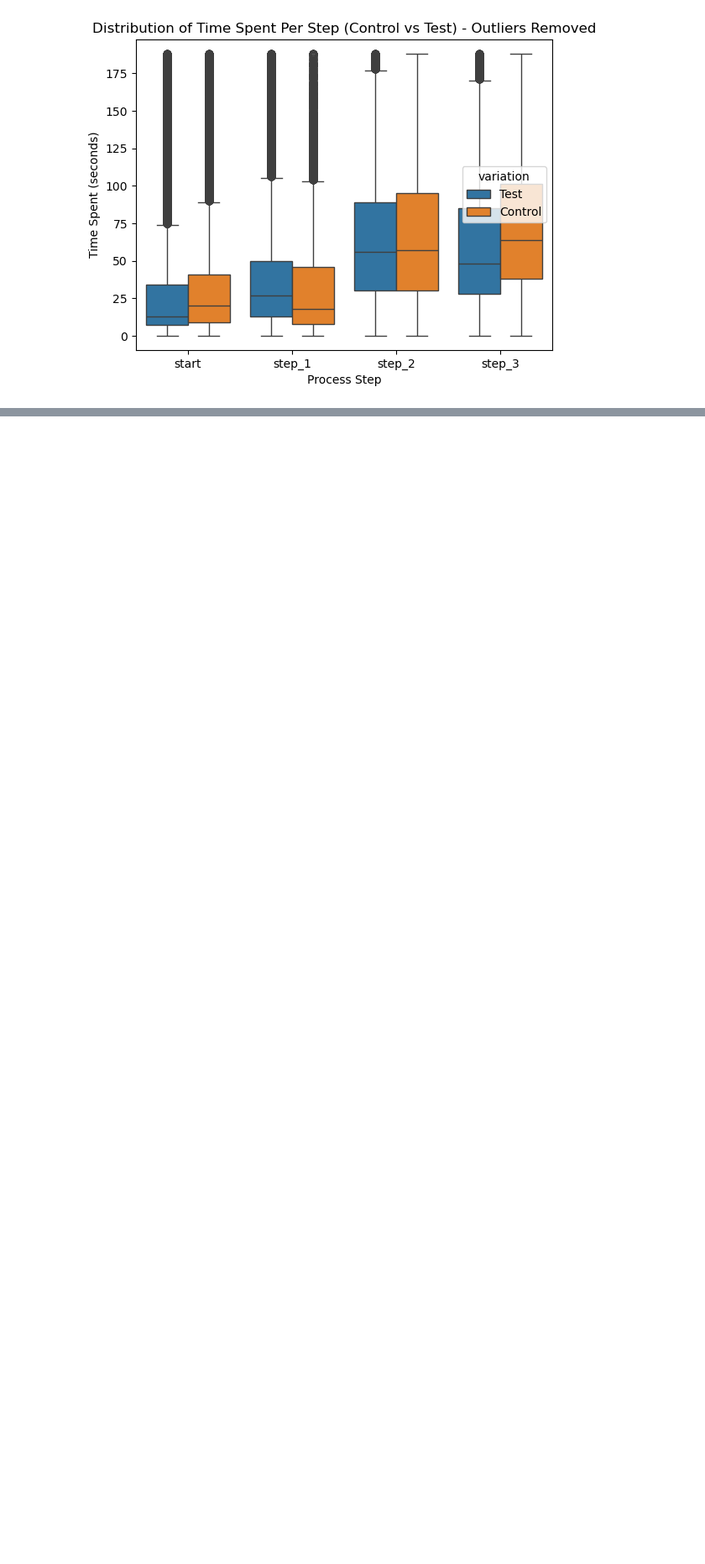
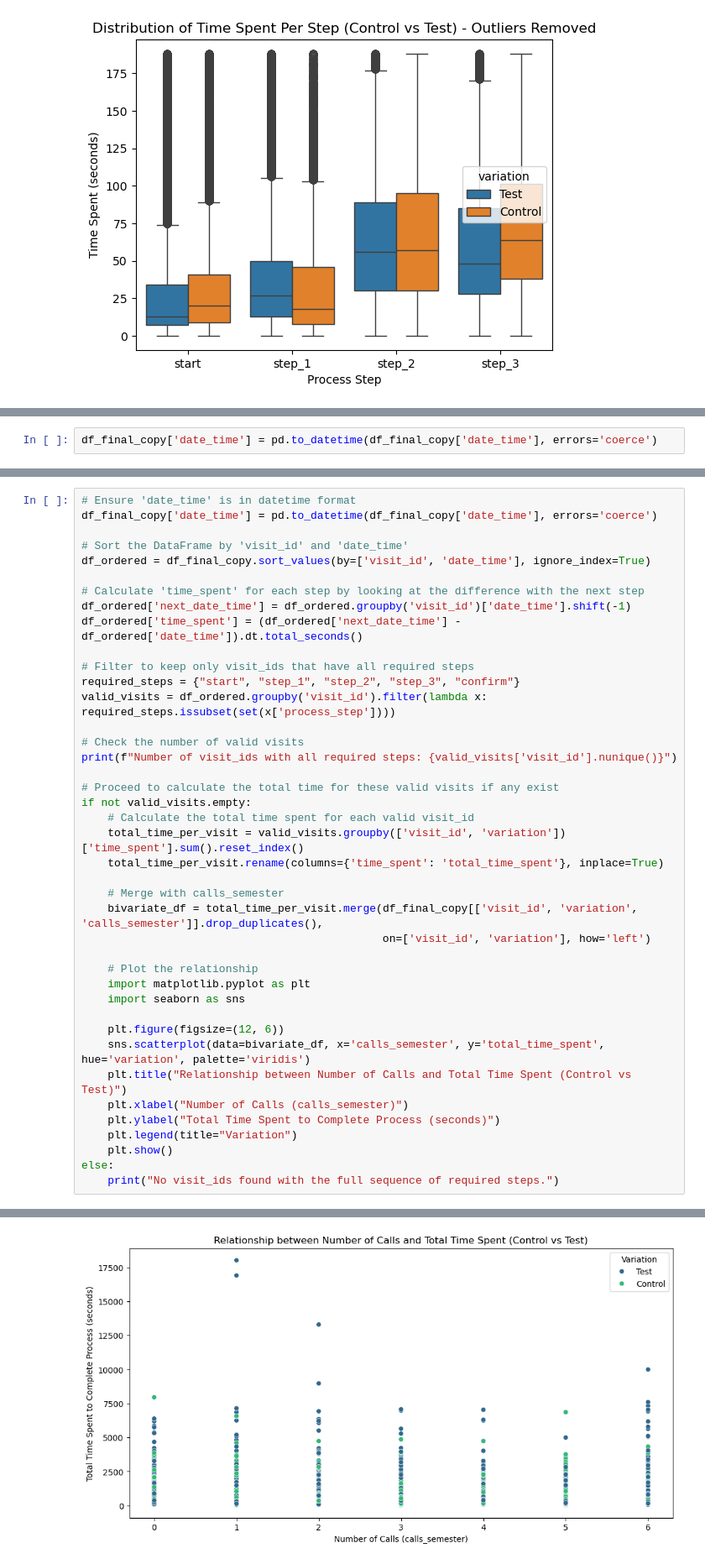
Before and after one commit to NancyEzzeddine/Vanguard-AB-TEST, a Jupyter notebook: ABITESTING_data.ipynb, the cells around one changed output, grey strips where cells are left out. Shown at 84% size. Saved outputs shown, nothing was run; the diff lists cells and outputs as text; blank space fills up the shorter version.

```diff
--- a/ABITESTING_data.ipynb
+++ b/ABITESTING_data.ipynb
@@ -265,0 +284,2 @@ sns.pointplot(
+# %%
+df_final_copy['date_time'] = pd.to_datetime(df_final_copy['date_time'], errors='coerce')
@@ -265,0 +424,42 @@ sns.pointplot(
+# %%
+# Ensure 'date_time' is in datetime format
+df_final_copy['date_time'] = pd.to_datetime(df_final_copy['date_time'], errors='coerce')
+
+# Sort the DataFrame by 'visit_id' and 'date_time'
+df_ordered = df_final_copy.sort_values(by=['visit_id', 'date_time'], ignore_index=True)
+
+# Calculate 'time_spent' for each step by looking at the difference with the next step
+df_ordered['next_date_time'] = df_ordered.groupby('visit_id')['date_time'].shift(-1)
+df_ordered['time_spent'] = (df_ordered['next_date_time'] - df_ordered['date_time']).dt.total_seconds()
+
+# Filter to keep only visit_ids that have all required steps
+required_steps = {"start", "step_1", "step_2", "step_3", "confirm"}
+valid_visits = df_ordered.groupby('visit_id').filter(lambda x: required_steps.issubset(set(x['process_step'])))
+
+# Check the number of valid visits
+print(f"Number of visit_ids with all required steps: {valid_visits['visit_id'].nunique()}")
+
+# Proceed to calculate the total time for these valid visits if any exist
+if not valid_visits.empty:
+    # Calculate the total time spent for each valid visit_id
+    total_time_per_visit = valid_visits.groupby(['visit_id', 'variation'])['time_spent'].sum().reset_index()
+    total_time_per_visit.rename(columns={'time_spent': 'total_time_spent'}, inplace=True)
+
+    # Merge with calls_semester
+    bivariate_df = total_time_per_visit.merge(df_final_copy[['visit_id', 'variation', 'calls_semester']].drop_duplicates(),
+                                              on=['visit_id', 'variation'], how='left')
+
+    # Plot the relationship
+    import matplotlib.pyplot as plt
+    import seaborn as sns
+
+    plt.figure(figsize=(12, 6))
+    sns.scatterplot(data=bivariate_df, x='calls_semester', y='total_time_spent', hue='variation', palette='viridis')
+    plt.title("Relationship between Number of Calls and Total Time Spent (Control vs Test)")
+    plt.xlabel("Number of Calls (calls_semester)")
+    plt.ylabel("Total Time Spent to Complete Process (seconds)")
+    plt.legend(title="Variation")
+    plt.show()
+else:
+    print("No visit_ids found with the full sequence of required steps.")
+# %% [output]
@@ -265,0 +467 @@ sns.pointplot(
+[figure, added]
```
Also changed, not shown: parts of 26 cells of this notebook.
